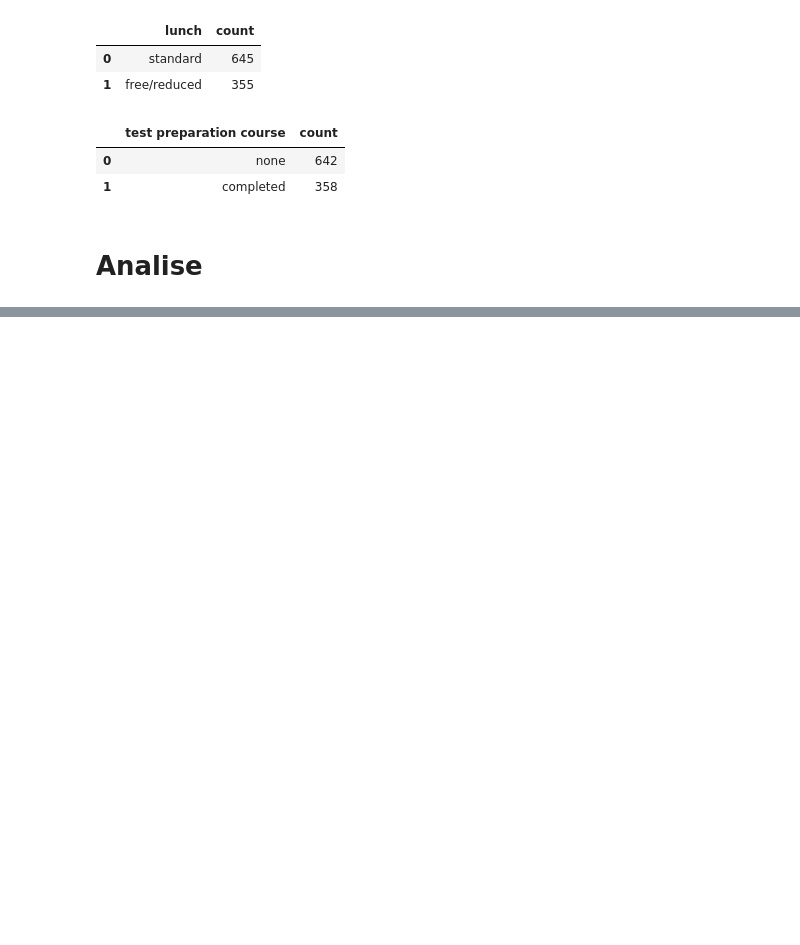
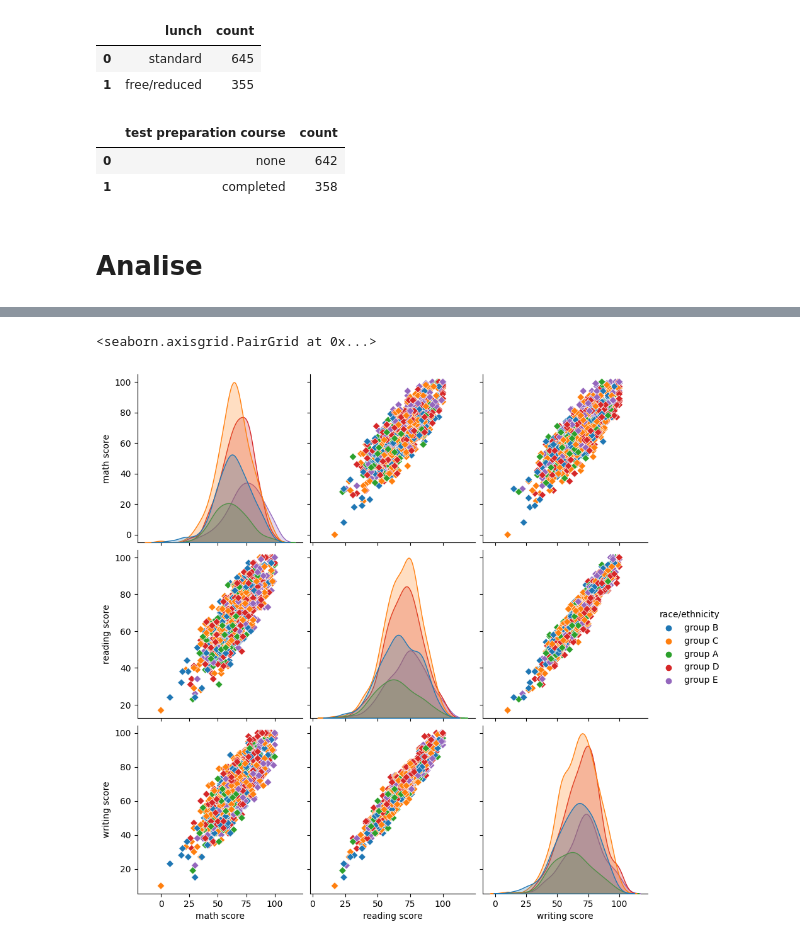
Before and after one commit to kaladabrio2020/DesempenhoNaEscola, a Jupyter notebook: Analise.ipynb, the cells around one changed output, grey strips where cells are left out. Saved outputs shown, nothing was run; the diff lists cells and outputs as text; code cells hidden in the pictures; blank space fills up the shorter version.

```diff
--- a/Analise.ipynb
+++ b/Analise.ipynb
@@ -79,0 +80,5 @@ plt.show()
+# %%
+sea.pairplot(data,hue='race/ethnicity',markers="D",size=3)
+# %% [output]
+<seaborn.axisgrid.PairGrid at 0x...>
+[figure, added]
```
Also changed, not shown: parts of 31 cells of this notebook.
